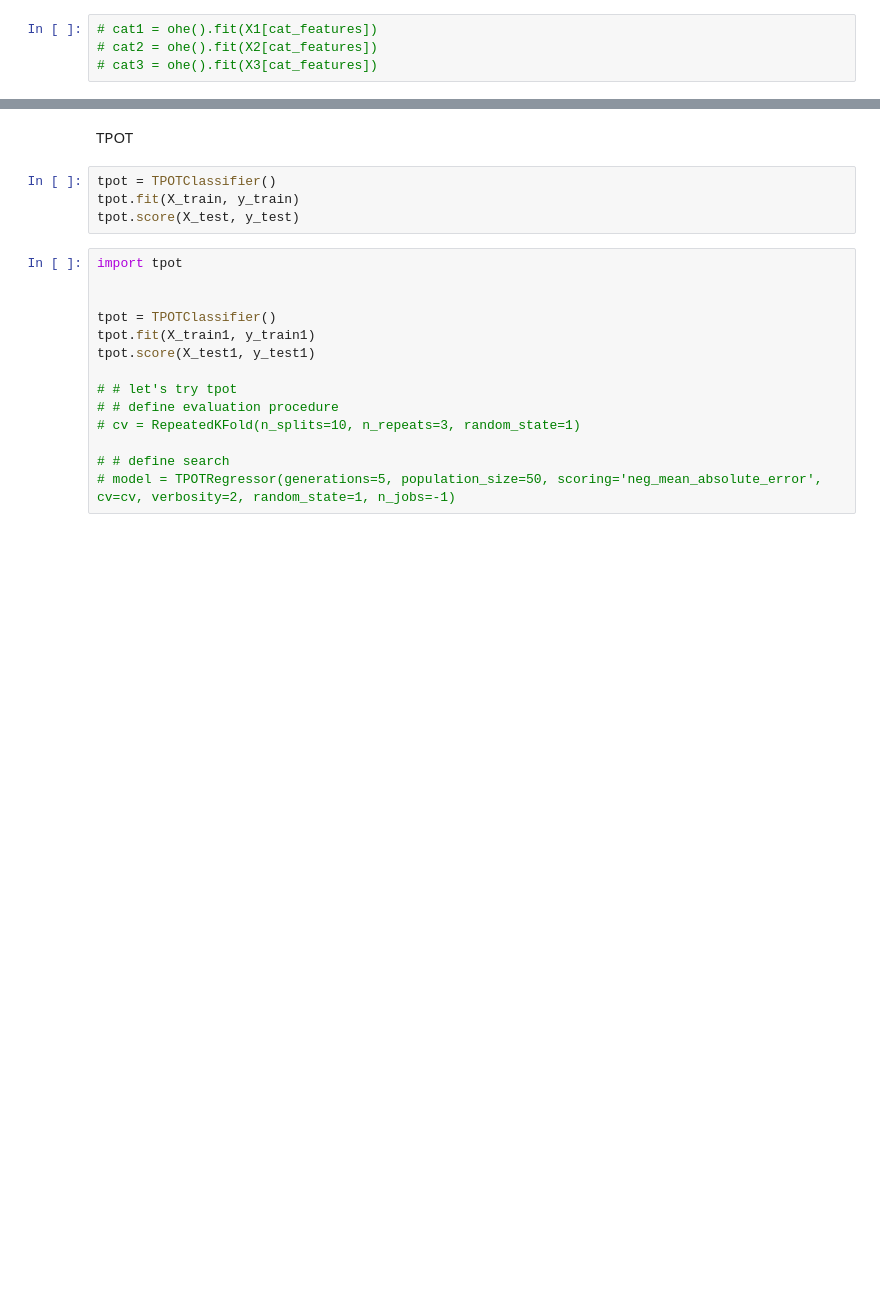
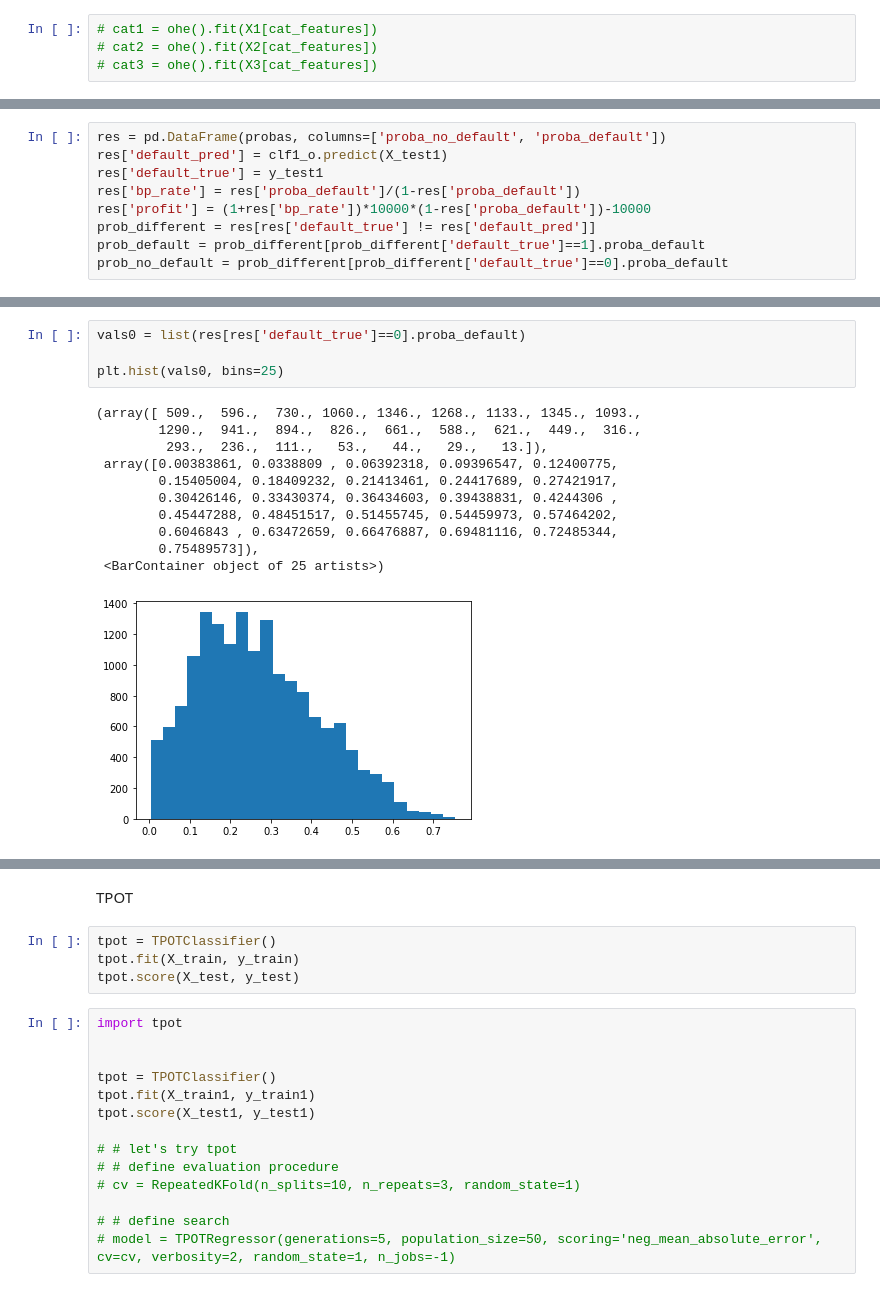
Before and after one commit to SalahMah1/finance_project_hec, a Jupyter notebook: proba_pred.ipynb, the cells around one changed output, grey strips where cells are left out. Saved outputs shown, nothing was run; the diff lists cells and outputs as text; blank space fills up the shorter version.

Commit message:
distributions and profit

```diff
--- a/proba_pred.ipynb
+++ b/proba_pred.ipynb
@@ -89,0 +454,9 @@ clf1.predict(X_test1).sum()
+# %%
+res = pd.DataFrame(probas, columns=['proba_no_default', 'proba_default'])
+res['default_pred'] = clf1_o.predict(X_test1)
+res['default_true'] = y_test1
+res['bp_rate'] = res['proba_default']/(1-res['proba_default'])
+res['profit'] = (1+res['bp_rate'])*10000*(1-res['proba_default'])-10000
+prob_different = res[res['default_true'] != res['default_pred']]
+prob_default = prob_different[prob_different['default_true']==1].proba_default
+prob_no_default = prob_different[prob_different['default_true']==0].proba_default
@@ -89,0 +473,16 @@ clf1.predict(X_test1).sum()
+# %%
+vals0 = list(res[res['default_true']==0].proba_default)
+
+plt.hist(vals0, bins=25)
+# %% [output]
+(array([ 509.,  596.,  730., 1060., 1346., 1268., 1133., 1345., 1093.,
+        1290.,  941.,  894.,  826.,  661.,  588.,  621.,  449.,  316.,
+         293.,  236.,  111.,   53.,   44.,   29.,   13.]),
+ array([0.00383861, 0.0338809 , 0.06392318, 0.09396547, 0.12400775,
+        0.15405004, 0.18409232, 0.21413461, 0.24417689, 0.27421917,
+        0.30426146, 0.33430374, 0.36434603, 0.39438831, 0.4244306 ,
+        0.45447288, 0.48451517, 0.51455745, 0.54459973, 0.57464202,
+        0.6046843 , 0.63472659, 0.66476887, 0.69481116, 0.72485344,
+        0.75489573]),
+ <BarContainer object of 25 artists>)
+[figure, added]
```
Also changed, not shown: parts of 36 cells of this notebook, 2 other files.
